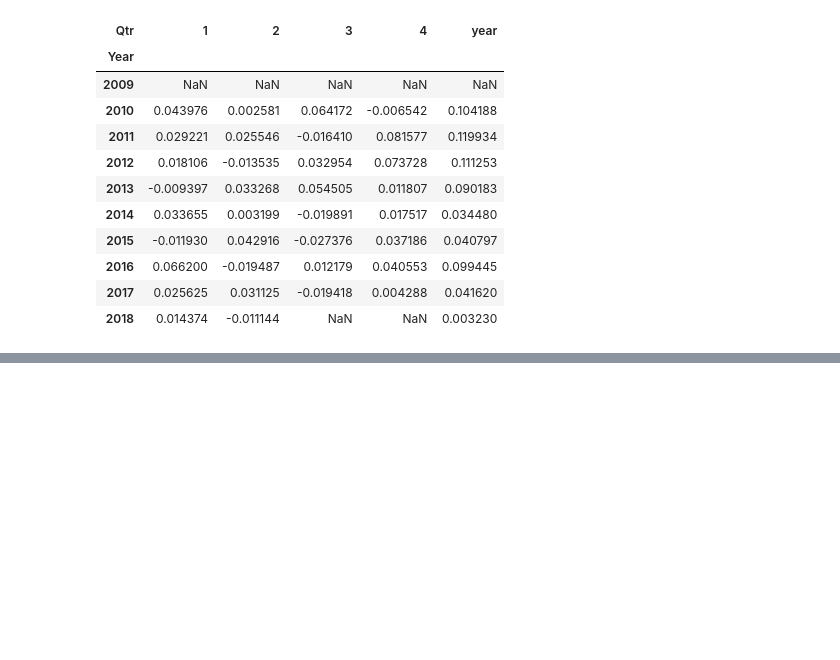
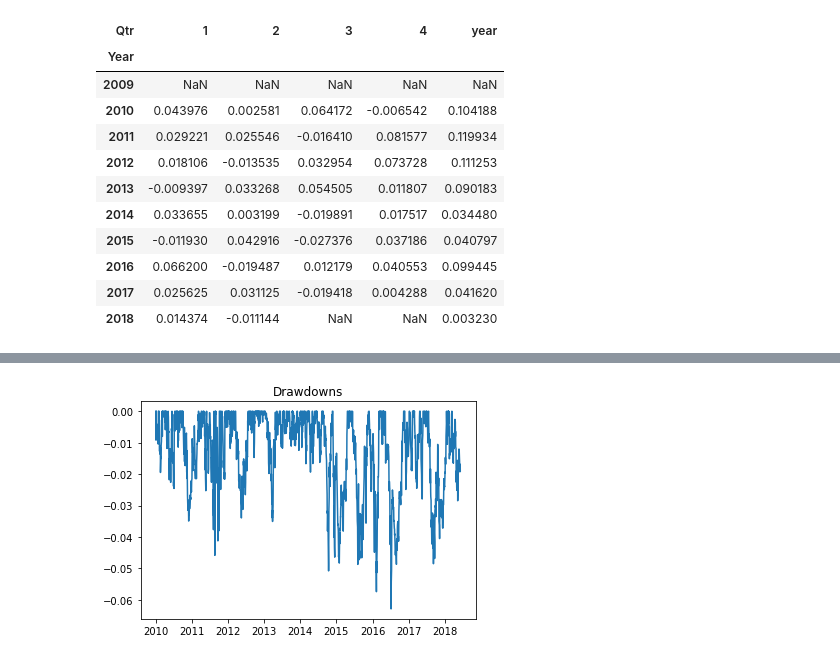
Before and after one commit to ryanoley/ram, a Jupyter notebook: research/statarb/20180608_rerun_after_refactor.ipynb, the cells around one changed output, grey strips where cells are left out. Saved outputs shown, nothing was run; the diff lists cells and outputs as text; code cells hidden in the pictures; blank space fills up the shorter version.

```diff
--- a/research/statarb/20180608_rerun_after_refactor.ipynb
+++ b/research/statarb/20180608_rerun_after_refactor.ipynb
@@ -135,0 +137,7 @@ dtype: float64
+# %%
+plt.figure()
+plt.plot(x.cumsum() - x.cumsum().cummax())
+plt.title('Drawdowns')
+plt.show()
+# %% [output]
+[figure, added]
```
Also changed, not shown: parts of 6 cells of this notebook, 1 other file.
